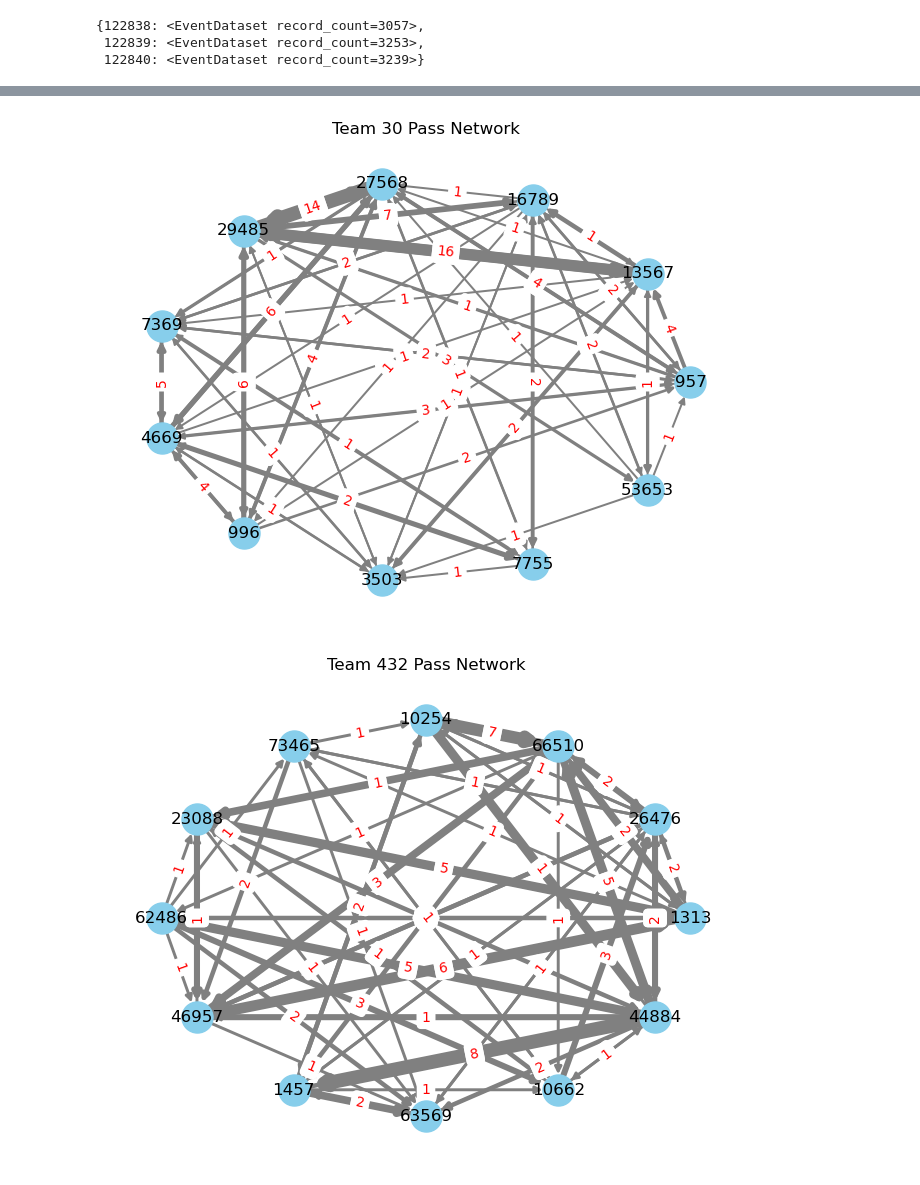
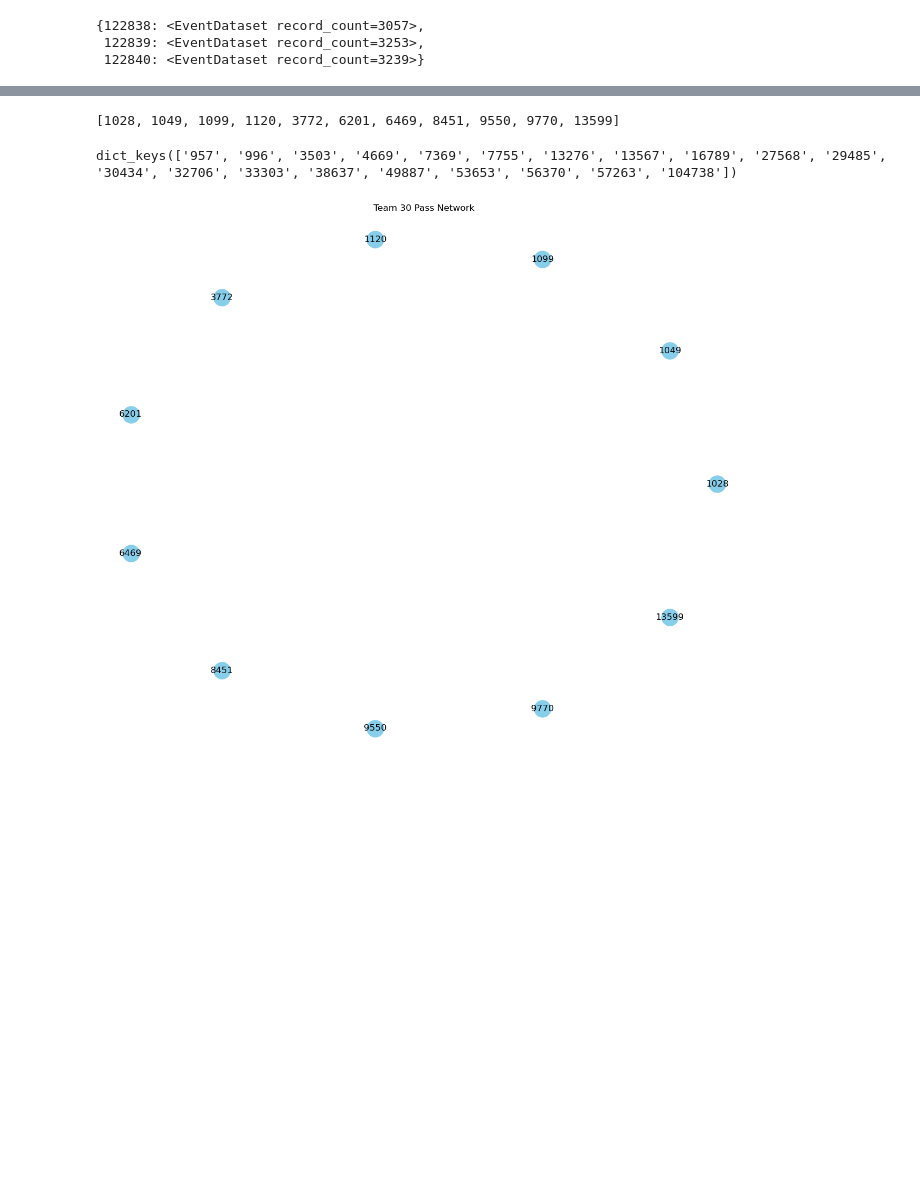
Before and after one commit to CodeMateo15/BiggsMarino_Hackathon2026, a Jupyter notebook: Soccer_Lineup.ipynb, the cells around one changed output, grey strips where cells are left out. Drawn from its saved outputs; the diff is of its cells as text; code cells hidden in the pictures; blank space fills up the shorter version.

```diff
--- a/Soccer_Lineup.ipynb
+++ b/Soccer_Lineup.ipynb
@@ -381,13 +445,3 @@ metadata_dict = {field : values for field, values in zip(metadata_fields, metada
 #metadata_dict
 #metadata_df = pl.DataFrame(metadata_dict)
 #metadata_df
-# %%
-events_df = (
-    events
-    .filter(lambda event: event.team is not None)  # Remove events without a team
-    .transform(to_orientation="STATIC_HOME_AWAY")
-    .filter(lambda event: event.period.id == 1)
-    .to_df(engine="polars")
-)
-
-events_df.shape
@@ -396,3 +447,0 @@ events_df.shape
-# %%
-pl.Config.set_tbl_rows(20)
-events_df.head(20)
@@ -694,29 +656,22 @@ for team_id, team_network in pass_network_dict.items():
-# %%
-def draw_pass_network(pass_network, team_id):
-    DG = pass_network
-    pos = nx.circular_layout(DG)
-
-    # extract edge weights for line thickness
-    edges = DG.edges(data=True)
-    weights = [d.get('weight', 1) for _, _, d in edges]
-
-    # normalize weights to a reasonable visual range (1-10)
-    max_w = max(weights) if weights else 1
-    widths = [1 + 9 * (w / max_w) for w in weights]
-
-    nx.draw(DG, pos, with_labels=True, node_color='skyblue', node_size=500,
-            edge_color='gray', width=widths)
-
-    edge_labels = nx.get_edge_attributes(DG, 'weight')
-    nx.draw_networkx_edge_labels(DG, pos, edge_labels=edge_labels, font_color='red')
-
-    plt.title(f"Team {team_id} Pass Network")
-    plt.axis('off')
-    plt.show()
-
-#draw_pass_network(pass_network_dict['30'])
-for team_id, team_network in pass_network_dict.items():
-    draw_pass_network(pass_network_dict[team_id], team_id)
-# %% [output]
-[figure, removed]
-[figure, removed]
+# %%
+df = pl.read_json("C:/Users/Jerem/Juypter Notebook/Sport Analytics Conference 2026 - Soccer Lineup Analysis/open-data/data/lineups/lineups_122838.json")
+
+#df.select(pl.col('squadHome')).item().keys()
+#df.select(pl.col('squadHome')).item()['substitutions']
+player_lineups = {}
+for home in (df.select(pl.col('squadHome'))):
+    home = home.item()
+    player_lineups[home['id']] = home['startingPositions']
+
+lineup = [player['playerId'] for player in player_lineups[38]]
+lineup
+# %% [output]
+[1028, 1049, 1099, 1120, 3772, 6201, 6469, 8451, 9550, 9770, 13599]
+# %%
+
+EXAMPLE_LINEUPS = {
+    '30': ['957', '996', '3503', '4669', '7369', '7755', '13567', '16789', '27568', '29485', '53653']
+}
+(roster_pass_dict['30'].keys())
+# %% [output]
+dict_keys(['957', '996', '3503', '4669', '7369', '7755', '13276', '13567', '16789', '27568', '29485', '30434', '32706', '33303', '38637', '49887', '53653', '56370', '57263', '104738'])
@@ -722,0 +741,11 @@ for team_id, team_network in pass_network_dict.items():
+# %%
+plt.figure(figsize=(12, 10))
+pos = nx.circular_layout(pass_net)
+nx.draw(pass_net, pos, with_labels=True, node_color='skyblue', node_size=500, edge_color='gray')
+edge_labels = nx.get_edge_attributes(pass_net, 'weight')
+nx.draw_networkx_edge_labels(pass_net, pos, edge_labels=edge_labels, font_color='red')
+plt.title(f"Team 30 Pass Network")
+plt.axis('off')
+plt.show()
+# %% [output]
+[figure, added]
```
Also changed, not shown: parts of 40 cells of this notebook.
